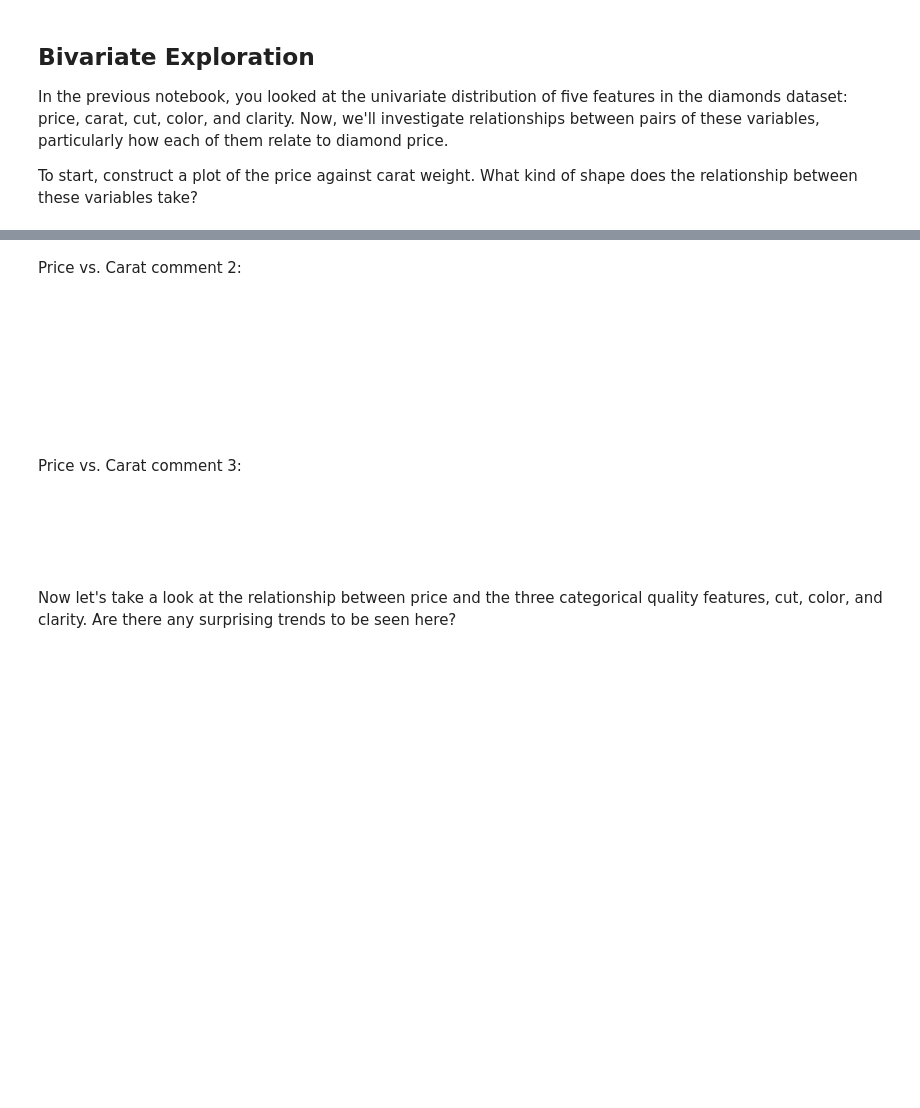
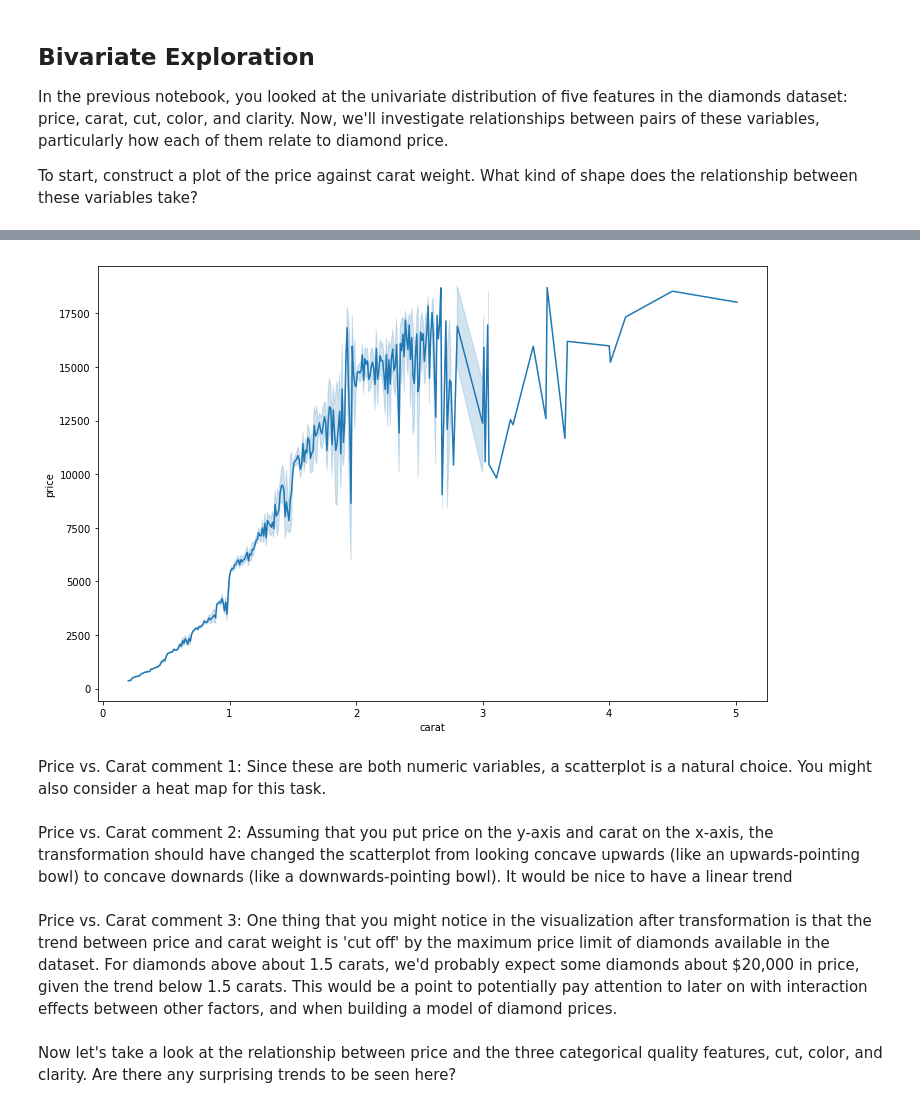
Before and after one commit to deutschkihun/Data-Analysis, a Jupyter notebook: Project 4/Visualization case study.ipynb, the cells around one changed output, grey strips where cells are left out. Drawn from its saved outputs; the diff is of its cells as text; code cells hidden in the pictures; blank space fills up the shorter version.

```diff
--- a/Project 4/Visualization case study.ipynb
+++ b/Project 4/Visualization case study.ipynb
@@ -172,7 +212,17 @@ for var in ordinal_var_dict:
+# %%
+# bivariate plot of price vs. carat
+plt.subplots(figsize=(12,8))
+sns.lineplot(data=diamonds,x='carat',y='price',ci=90)
+plt.xlabel('carat')
+plt.ylabel('price');
+# %% [output]
+[figure, added]
+# %% [markdown]
+Price vs. Carat comment 1: Since these are both numeric variables, a scatterplot is a natural choice. You might also consider a heat map for this task.
 # %% [markdown]
-Price vs. Carat comment 2: <span style="color:white">Assuming that you put price on the y-axis and carat on the x-axis, the transformation should have changed the scatterplot from looking concave upwards (like an upwards-pointing bowl) to concave downards (like a downwards-pointing bowl). It would be nice to have a linear trend, wouldn't it? It turns out that the x, y, and z dimensions track a much more linear trend against price than carat does. Since carat is more recognizable a feature value, let's add a transformation to the x-axis to see the approximately linear trend. Since weight is proportional to volume, and since all the diamonds are cut in approximately the same way (round-cut), a cube-root transformation of carat should allow us to see an approximately linear trend.</span>
+Price vs. Carat comment 2: Assuming that you put price on the y-axis and carat on the x-axis, the transformation should have changed the scatterplot from looking concave upwards (like an upwards-pointing bowl) to concave downards (like a downwards-pointing bowl). It would be nice to have a linear trend
 # %% [markdown]
-Price vs. Carat comment 3: <span style="color:white">One thing that you might notice in the visualization after transformation is that the trend between price and carat weight is 'cut off' by the maximum price limit of diamonds available in the dataset. For diamonds above about 1.5 carats, we'd probably expect some diamonds about $20,000 in price, given the trend below 1.5 carats. This would be a point to potentially pay attention to later on with interaction effects between other factors, and when building a model of diamond prices.</span>
+Price vs. Carat comment 3: One thing that you might notice in the visualization after transformation is that the trend between price and carat weight is 'cut off' by the maximum price limit of diamonds available in the dataset. For diamonds above about 1.5 carats, we'd probably expect some diamonds about $20,000 in price, given the trend below 1.5 carats. This would be a point to potentially pay attention to later on with interaction effects between other factors, and when building a model of diamond prices.</span>
 # %% [markdown]
 Now let's take a look at the relationship between price and the three categorical quality features, cut, color, and clarity. Are there any surprising trends to be seen here?
 # %%
```
Also changed, not shown: parts of 4 cells of this notebook.
